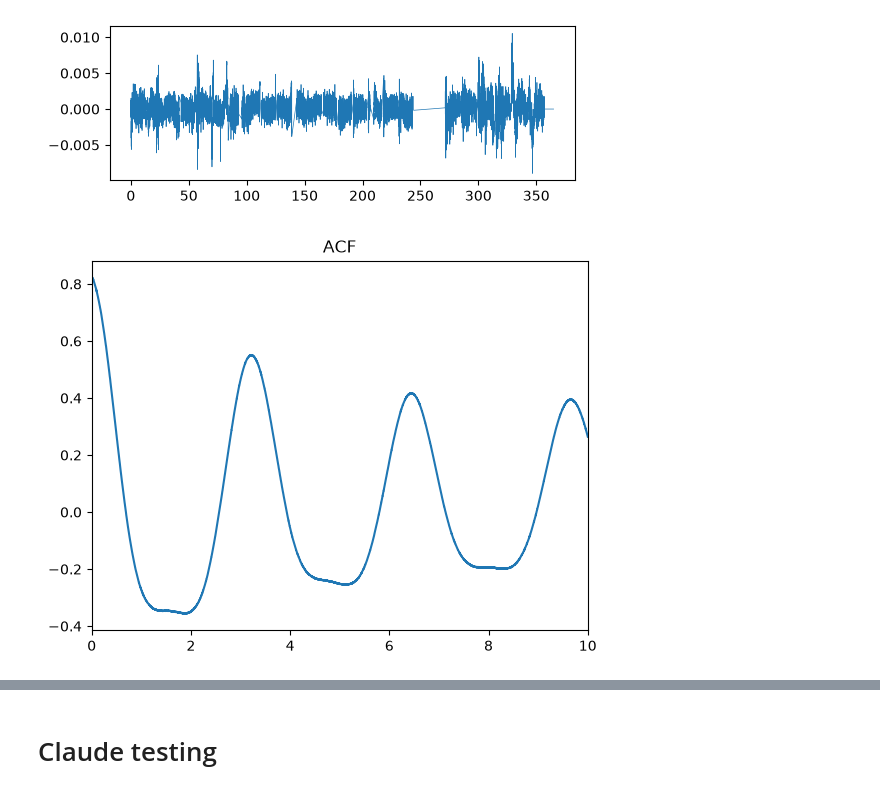
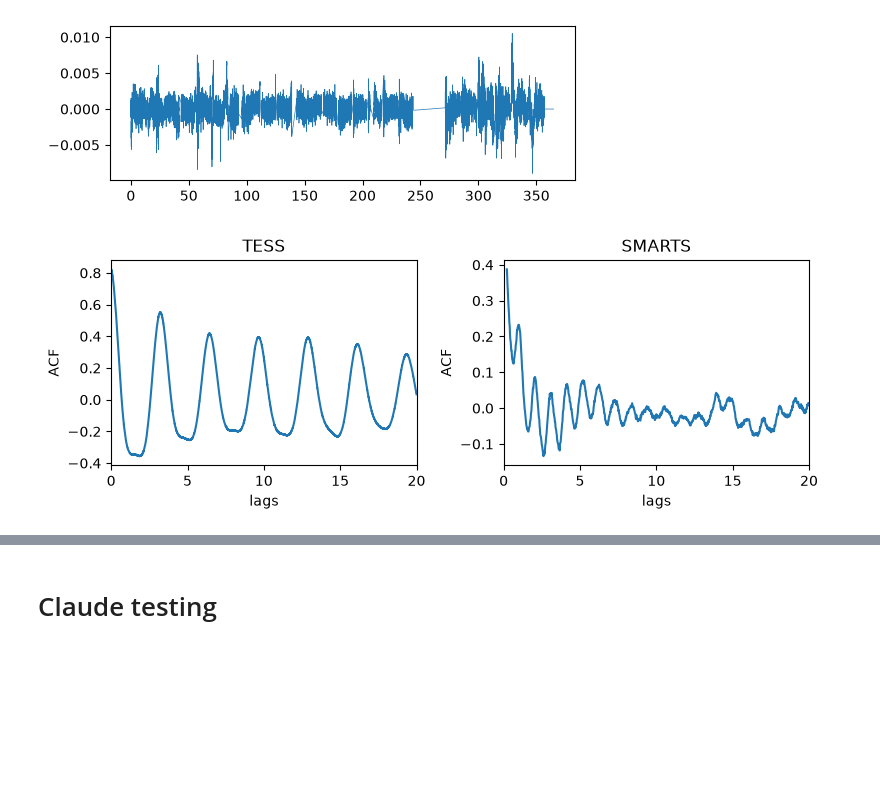
Before and after one commit to rae-holcomb/ss_redevelopment, a Jupyter notebook: ss_claude_sandbox.ipynb, the cells around one changed output, grey strips where cells are left out. Cells and saved outputs as stored; diff of their text form; code cells hidden in the pictures; blank space fills up the shorter version.

```diff
--- a/ss_claude_sandbox.ipynb
+++ b/ss_claude_sandbox.ipynb
@@ -181,11 +184,15 @@ nlags2 = ss.days_to_bins(np.floor(te2[-1] - te2[0]), 1800)
 acf_corr2 = acf(fe2, missing='conservative', nlags=nlags2, fft=True)
 lag_times2 = ss.bins_to_days(np.arange(len(acf_corr2)), 1800)
 # %%
-# TESS
-plt.plot(lag_times1[10:], acf_corr1[10:])
-plt.xlim([0,10])
-# plt.ylim([-.2,.3])
-plt.title('ACF')
-plt.show()
+# plot
+fig, axs = plt.subplots(1,2, figsize=[8,3])
+axs[0].plot(lag_times1[10:], acf_corr1[10:])
+axs[0].set(xlim=[0,20], xlabel='lags', ylabel='ACF', title='TESS')
+
+axs[1].plot(lag_times2[10:], acf_corr2[10:])
+axs[1].set(xlim=[0,20], xlabel='lags', ylabel='ACF', title='SMARTS')
+
+plt.tight_layout()
+plt.show();
 # %% [output]
-[figure, old version]
+[figure, new version]
```
Also changed, not shown: parts of 43 cells of this notebook, 30 other files.
